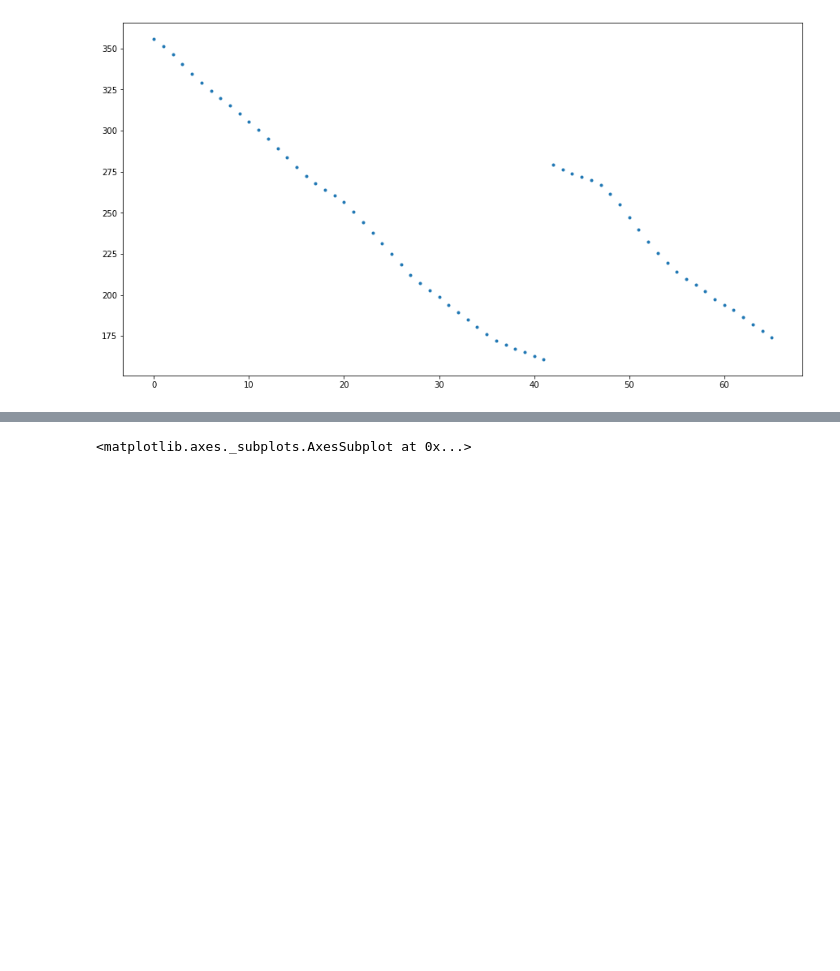
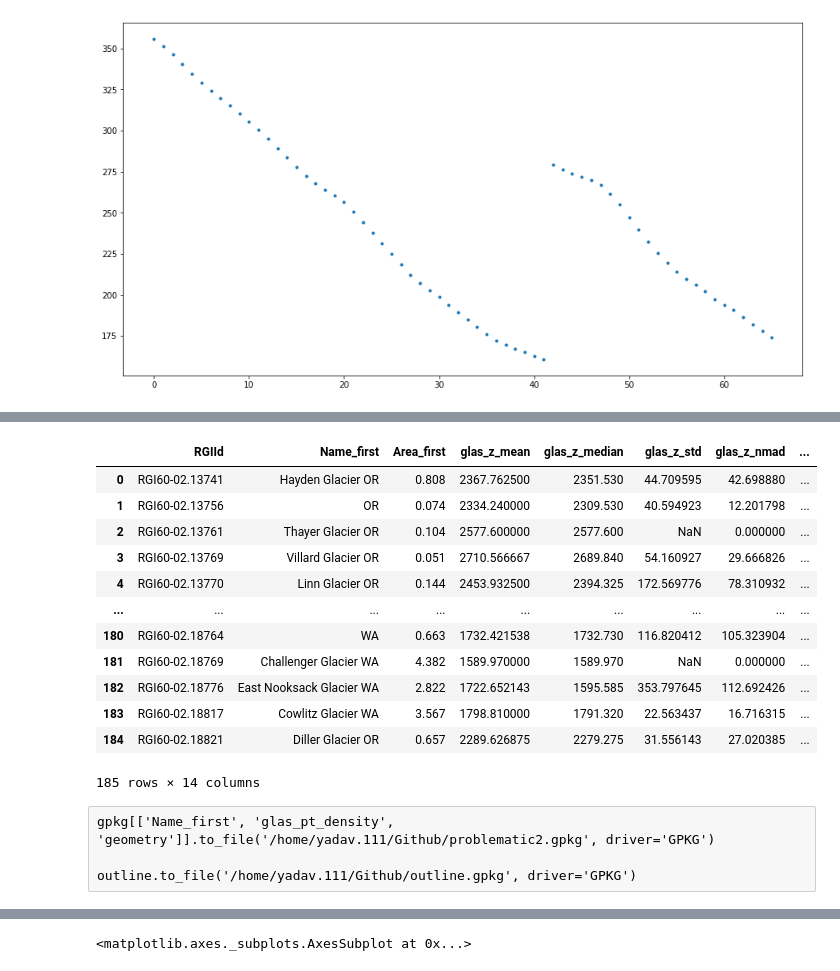
Before and after one commit to bidhya/icesat2, a Jupyter notebook: 22_ATL08_Terrain.ipynb, the cells around one changed output, grey strips where cells are left out. Cells and saved outputs as stored; diff of their text form; code cells hidden in the pictures; blank space fills up the shorter version.

```diff
--- a/22_ATL08_Terrain.ipynb
+++ b/22_ATL08_Terrain.ipynb
@@ -157,0 +120,20 @@ gpd.read_file('atl08.gpkg')
+# %%
+gpkg
+# %% [output]
+|  | RGIId | Name_first | Area_first | glas_z_mean | glas_z_median | glas_z_std | glas_z_nmad | ... |
+| 0 | RGI60-02.13741 | Hayden Glacier OR | 0.808 | 2367.762500 | 2351.530 | 44.709595 | 42.698880 | ... |
+| 1 | RGI60-02.13756 | OR | 0.074 | 2334.240000 | 2309.530 | 40.594923 | 12.201798 | ... |
+| 2 | RGI60-02.13761 | Thayer Glacier OR | 0.104 | 2577.600000 | 2577.600 | NaN | 0.000000 | ... |
+| 3 | RGI60-02.13769 | Villard Glacier OR | 0.051 | 2710.566667 | 2689.840 | 54.160927 | 29.666826 | ... |
+| 4 | RGI60-02.13770 | Linn Glacier OR | 0.144 | 2453.932500 | 2394.325 | 172.569776 | 78.310932 | ... |
+| ... | ... | ... | ... | ... | ... | ... | ... | ... |
+| 180 | RGI60-02.18764 | WA | 0.663 | 1732.421538 | 1732.730 | 116.820412 | 105.323904 | ... |
+| 181 | RGI60-02.18769 | Challenger Glacier WA | 4.382 | 1589.970000 | 1589.970 | NaN | 0.000000 | ... |
+| 182 | RGI60-02.18776 | East Nooksack Glacier WA | 2.822 | 1722.652143 | 1595.585 | 353.797645 | 112.692426 | ... |
+| 183 | RGI60-02.18817 | Cowlitz Glacier WA | 3.567 | 1798.810000 | 1791.320 | 22.563437 | 16.716315 | ... |
+| 184 | RGI60-02.18821 | Diller Glacier OR | 0.657 | 2289.626875 | 2279.275 | 31.556143 | 27.020385 | ... |
+185 rows × 14 columns
+# %% [raw]
+gpkg[['Name_first', 'glas_pt_density', 'geometry']].to_file('/home/yadav.111/Github/problematic2.gpkg', driver='GPKG')
+
+outline.to_file('/home/yadav.111/Github/outline.gpkg', driver='GPKG')
```
Also changed, not shown: parts of 17 cells of this notebook, 1 other file.
